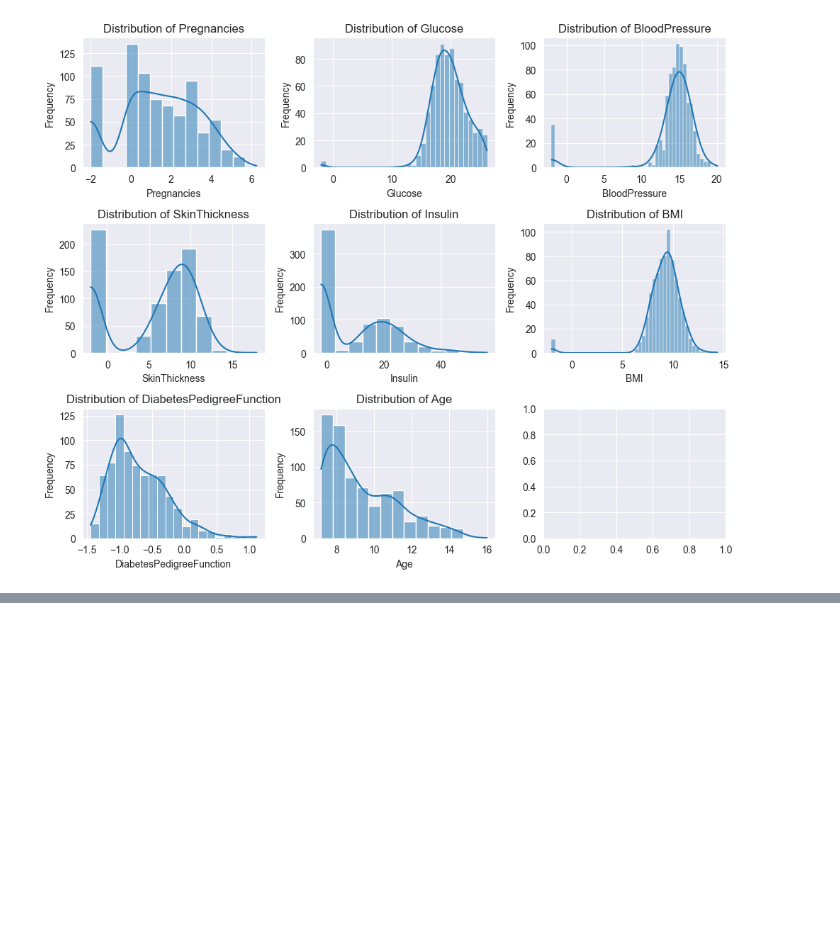
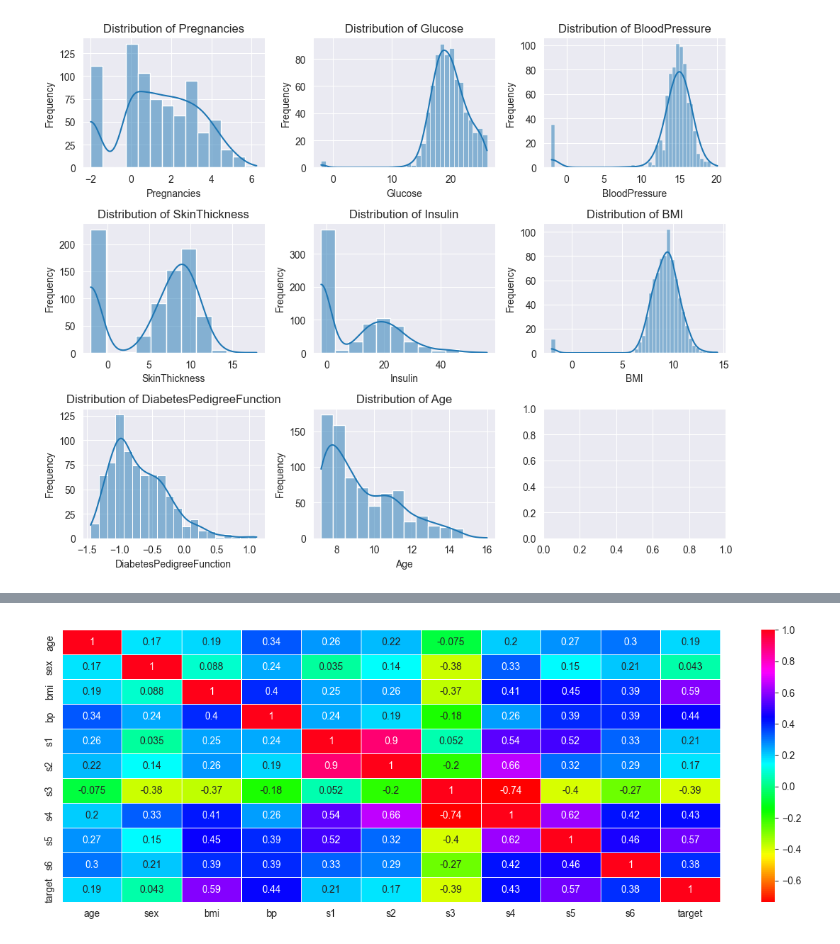
Before and after one commit to Ghenntoggy1/Sigmoid-ML-Tasks, a Jupyter notebook: Homework_6_tSNE_Feature_Engineering/Homework_6_Feature_Engineering.ipynb, the cells around one changed output, grey strips where cells are left out. Saved outputs shown, nothing was run; the diff lists cells and outputs as text; code cells hidden in the pictures; blank space fills up the shorter version.

```diff
--- a/Homework_6_tSNE_Feature_Engineering/Homework_6_Feature_Engineering.ipynb
+++ b/Homework_6_tSNE_Feature_Engineering/Homework_6_Feature_Engineering.ipynb
@@ -678,0 +671,8 @@ plt.show()
+# %%
+diabetes_dataset = load_diabetes(as_frame=True).frame
+# %%
+plt.figure(figsize=(15, 5))
+sns.heatmap(diabetes_dataset.corr(), annot=True, linewidths=0.5, cbar=True, cmap='hsv')
+plt.show()
+# %% [output]
+[figure, added]
```
Also changed, not shown: parts of 16 cells of this notebook, 2 other files.
